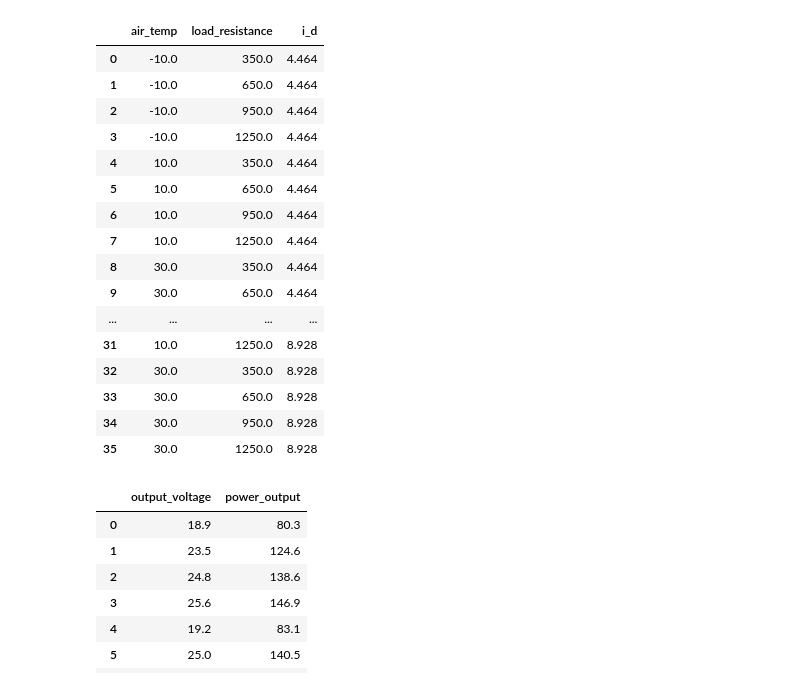
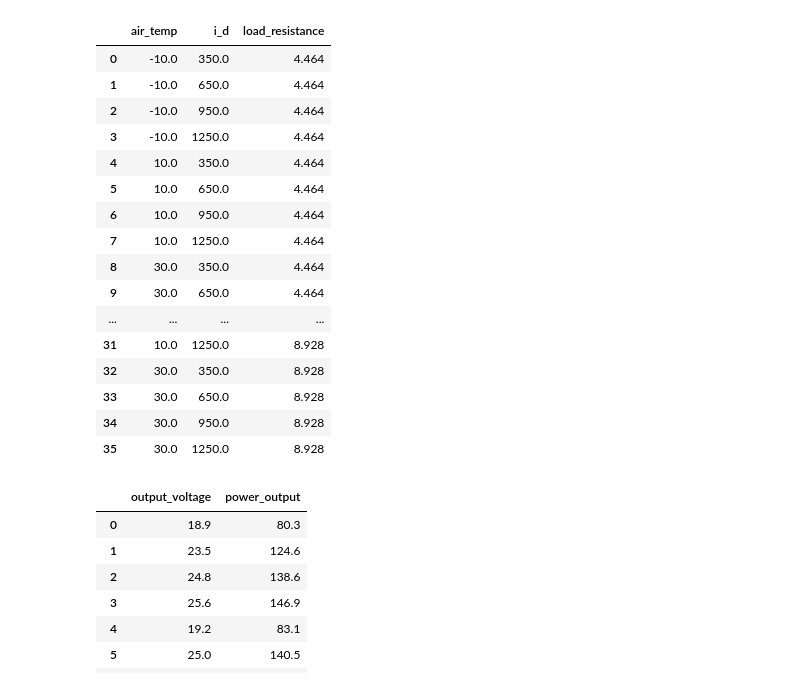
Before and after one commit to shawnkchan/ME249_P3, a Jupyter notebook: Task1.1/DS3.1.1LowfluxF23.ipynb, the cells around one changed output. Cells and saved outputs as stored; diff of their text form; code cells hidden in the pictures.

```diff
--- a/Task1.1/DS3.1.1LowfluxF23.ipynb
+++ b/Task1.1/DS3.1.1LowfluxF23.ipynb
@@ -89,10 +89,10 @@ yarray= numpy.array(ydata)
 import pandas as pd
 import matplotlib.pyplot as plt
 # %%
-x_df = pd.DataFrame(xarray, columns=["air_temp", "load_resistance", "i_d"])
+x_df = pd.DataFrame(xarray, columns=["air_temp", "i_d", "load_resistance"])
 x_df
 # %% [output]
-|  | air_temp | load_resistance | i_d |
+|  | air_temp | i_d | load_resistance |
 | 0 | -10.0 | 350.0 | 4.464 |
 | 1 | -10.0 | 650.0 | 4.464 |
 | 2 | -10.0 | 950.0 | 4.464 |
```
Also changed, not shown: parts of 6 cells of this notebook, 22 other files.
